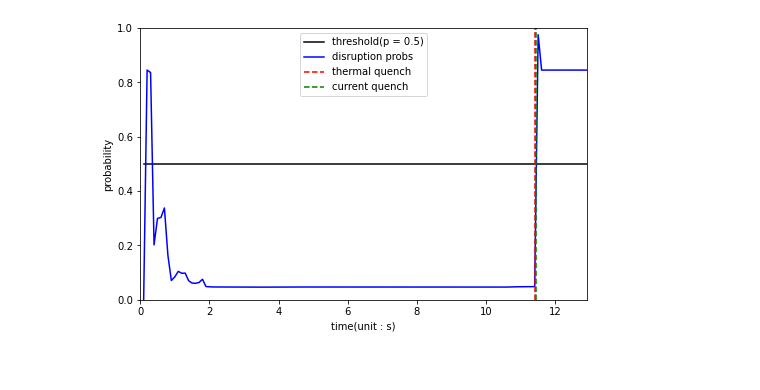
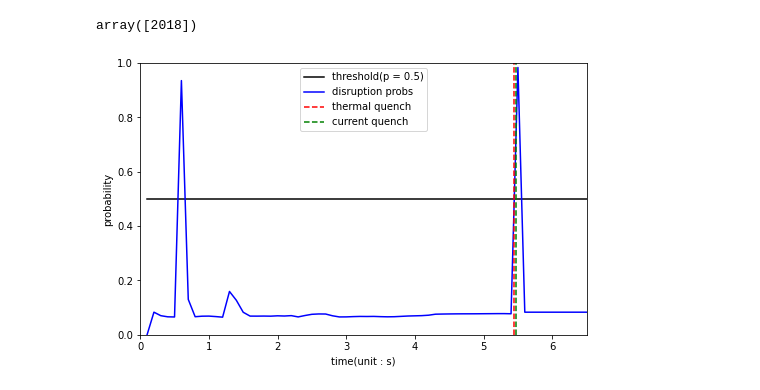
Before and after one commit to ZINZINBIN/Disruption-Prediciton-based-on-Multimodal-Deep-Learning, a Jupyter notebook: analysis_model_performance.ipynb, the cells around one changed output. Drawn from its saved outputs; the diff is of its cells as text; code cells hidden in the pictures.

```diff
--- a/analysis_model_performance.ipynb
+++ b/analysis_model_performance.ipynb
@@ -24,15 +34,20 @@ normal :  1638
+# %%
+import numpy as np
+np.unique(new_shot_df.year.values)
+# %% [output]
+array([2018])
 # %%
 from src.models.ViViT import ViViT
 import os
 
 model = ViViT(
-    image_size = 224,
+    image_size = 128,
     patch_size = 32,
     n_classes = 2,
     n_frames = 21,
     dim = 64,
     depth = 4,
-    n_heads = 4,
+    n_heads = 8,
     pool = "cls",
     in_channels = 3,
     d_head = 64,
@@ -43,38 +58,40 @@ model = ViViT(
 
 # torch cuda initialize and clear cache
 torch.cuda.init()
 torch.cuda.empty_cache()
 
 # device allocation
 if(torch.cuda.device_count() >= 1):
-    device = "cuda:" + str(0)
+    device = "cuda:" + str(3)
 else:
     device = 'cpu'
 
 model.to(device)
 
 model.load_state_dict(torch.load("./weights/ViViT_clip_21_dist_0_best.pt"))
 
 from src.utils.utility import generate_prob_curve, video2tensor
 
-shot_num = 21747
+# shot_num = 21747
+shot_num = 21310
+
 video_dir = os.path.join("./dataset/raw_videos/raw_videos/", "%06dtv01.avi"%shot_num)
 
-dataset = video2tensor(video_dir, 3, 21, 224, 256,256, False)
+dataset = video2tensor(video_dir, 3, 21, 128, 256,256, False)
 prob_list = generate_prob_curve(
     dataset,
     model,
-    batch_size = 64,
+    batch_size = 32,
     device = device,
     save_dir = "./results/ViViT_disruption_probs_curve.png",
     shot_list_dir = "./dataset/KSTAR_Disruption_Shot_List_extend.csv",
     shot_number = shot_num,
     clip_len = 21,
     dist_frame = 0,
     use_continuous_frame = False
 )
 # %% [output]
-[figure, old version]
+[figure, new version]
 # %%
 from src.models.slowfast import SlowFast
 from src.models.resnet import Bottleneck3D
```
Also changed, not shown: parts of 9 cells of this notebook, 24 other files.
